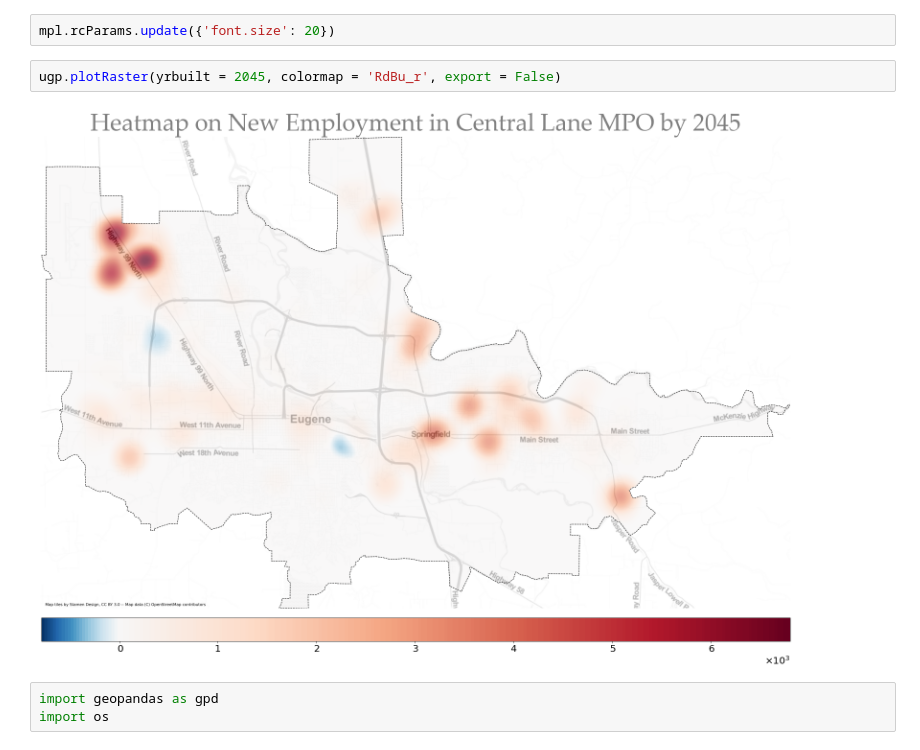
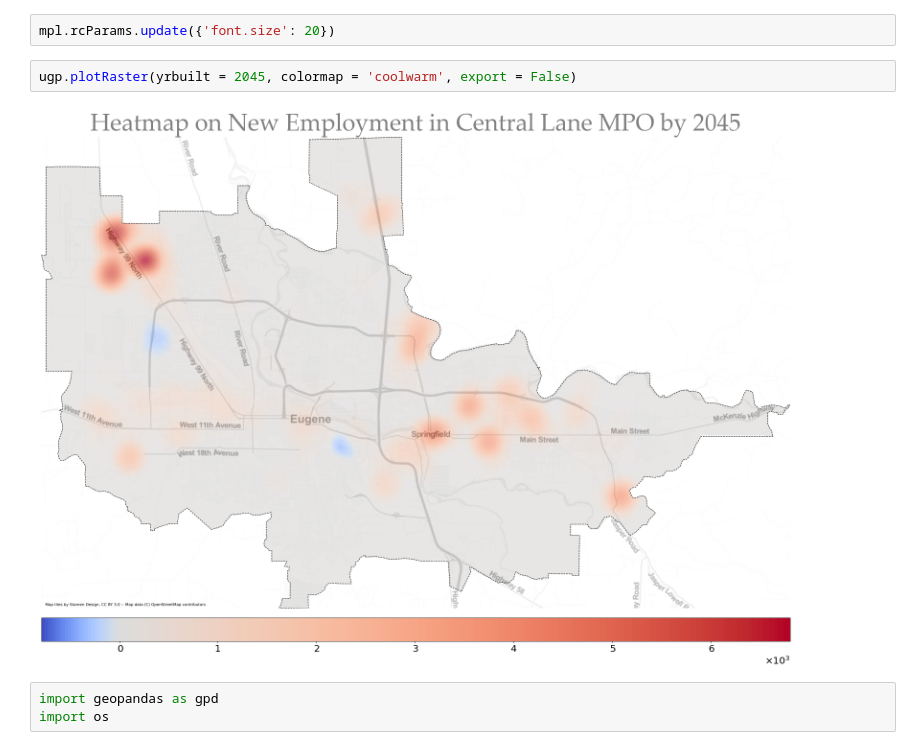
Before and after one commit to dongmeic/ModelsStoryMap, a Jupyter notebook: data/residential_employment_growth.ipynb, the cells around one changed output. Cells and saved outputs as stored; diff of their text form.

```diff
--- a/data/residential_employment_growth.ipynb
+++ b/data/residential_employment_growth.ipynb
@@ -5,9 +5,9 @@ import matplotlib as mpl
 # %%
 mpl.rcParams.update({'font.size': 20})
 # %%
-ugp.plotRaster(yrbuilt = 2045, colormap = 'RdBu_r', export = False)
+ugp.plotRaster(yrbuilt = 2045, colormap = 'coolwarm', export = False)
 # %% [output]
-[figure, old version]
+[figure, new version]
 # %%
 import geopandas as gpd
 import os
```
Also changed, not shown: parts of 2 cells of this notebook, 3 other files.
